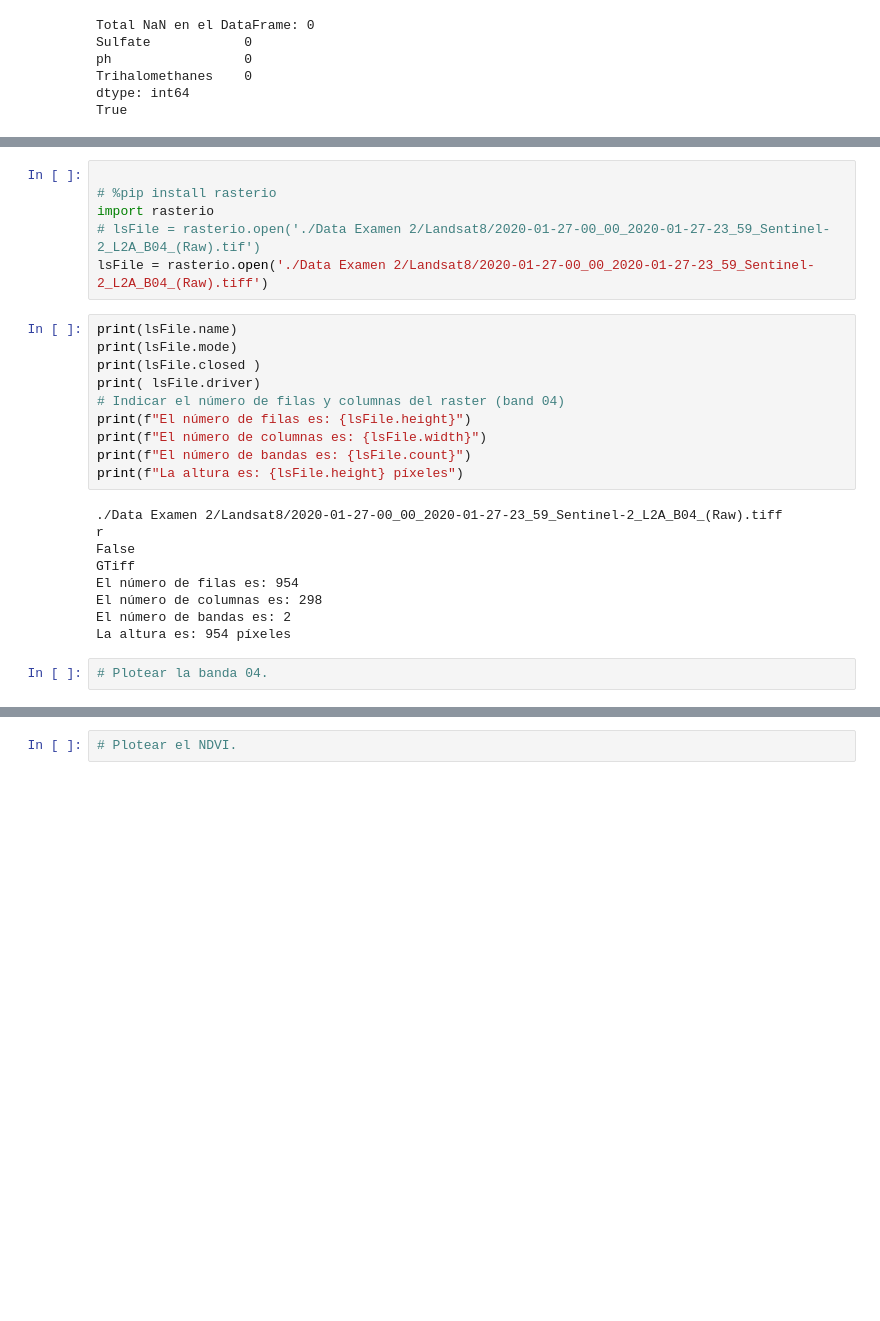
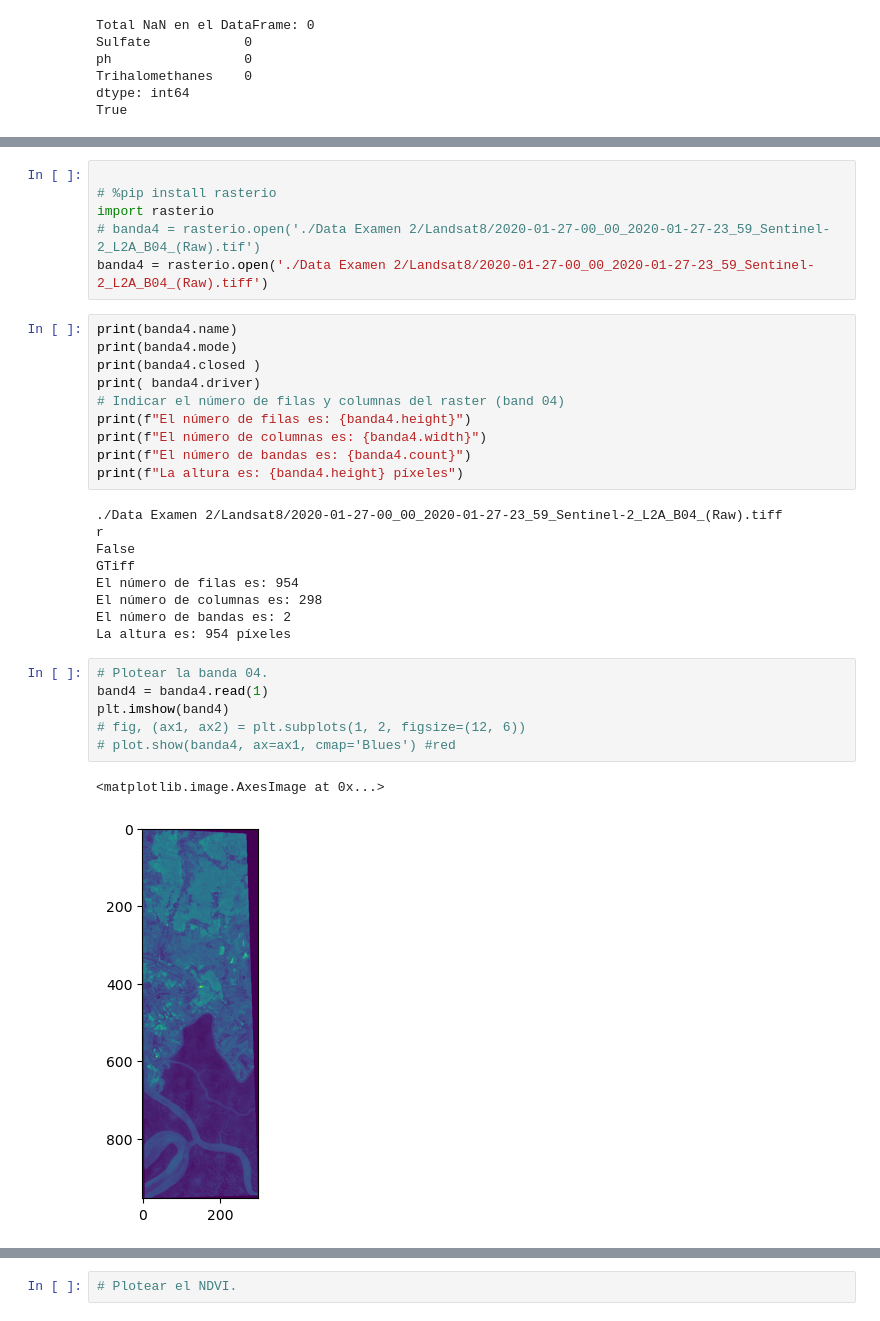
Before and after one commit to JuanGuerrero09/apuntes, a Jupyter notebook: Examenes/Examen2.ipynb, the cells around one changed output, grey strips where cells are left out. Drawn from its saved outputs; the diff is of its cells as text; blank space fills up the shorter version.

Commit message:
checked band4

```diff
--- a/Examenes/Examen2.ipynb
+++ b/Examenes/Examen2.ipynb
@@ -216,18 +216,18 @@ plt.show()
 
 # %pip install rasterio
 import rasterio
-# lsFile = rasterio.open('./Data Examen 2/Landsat8/2020-01-27-00_00_2020-01-27-23_59_Sentinel-2_L2A_B04_(Raw).tif')
-lsFile = rasterio.open('./Data Examen 2/Landsat8/2020-01-27-00_00_2020-01-27-23_59_Sentinel-2_L2A_B04_(Raw).tiff')
+# banda4 = rasterio.open('./Data Examen 2/Landsat8/2020-01-27-00_00_2020-01-27-23_59_Sentinel-2_L2A_B04_(Raw).tif')
+banda4 = rasterio.open('./Data Examen 2/Landsat8/2020-01-27-00_00_2020-01-27-23_59_Sentinel-2_L2A_B04_(Raw).tiff')
 # %%
-print(lsFile.name)
-print(lsFile.mode)
-print(lsFile.closed )
-print( lsFile.driver)
+print(banda4.name)
+print(banda4.mode)
+print(banda4.closed )
+print( banda4.driver)
 # Indicar el número de filas y columnas del raster (band 04)
-print(f"El número de filas es: {lsFile.height}")
-print(f"El número de columnas es: {lsFile.width}")
-print(f"El número de bandas es: {lsFile.count}")
-print(f"La altura es: {lsFile.height} píxeles")
+print(f"El número de filas es: {banda4.height}")
+print(f"El número de columnas es: {banda4.width}")
+print(f"El número de bandas es: {banda4.count}")
+print(f"La altura es: {banda4.height} píxeles")
 # %% [output]
 ./Data Examen 2/Landsat8/2020-01-27-00_00_2020-01-27-23_59_Sentinel-2_L2A_B04_(Raw).tiff
 r
@@ -237,7 +237,14 @@ El número de filas es: 954
 El número de columnas es: 298
 El número de bandas es: 2
 La altura es: 954 píxeles
-# %%
-# Plotear la banda 04.
+# %%
+# Plotear la banda 04.
+band4 = banda4.read(1)
+plt.imshow(band4)
+# fig, (ax1, ax2) = plt.subplots(1, 2, figsize=(12, 6))
+# plot.show(banda4, ax=ax1, cmap='Blues') #red
+# %% [output]
+<matplotlib.image.AxesImage at 0x...>
+[figure, added]
 # %%
 # Indicar el sistema de referencia de las imágenes.
```
Also changed, not shown: parts of 7 cells of this notebook.
